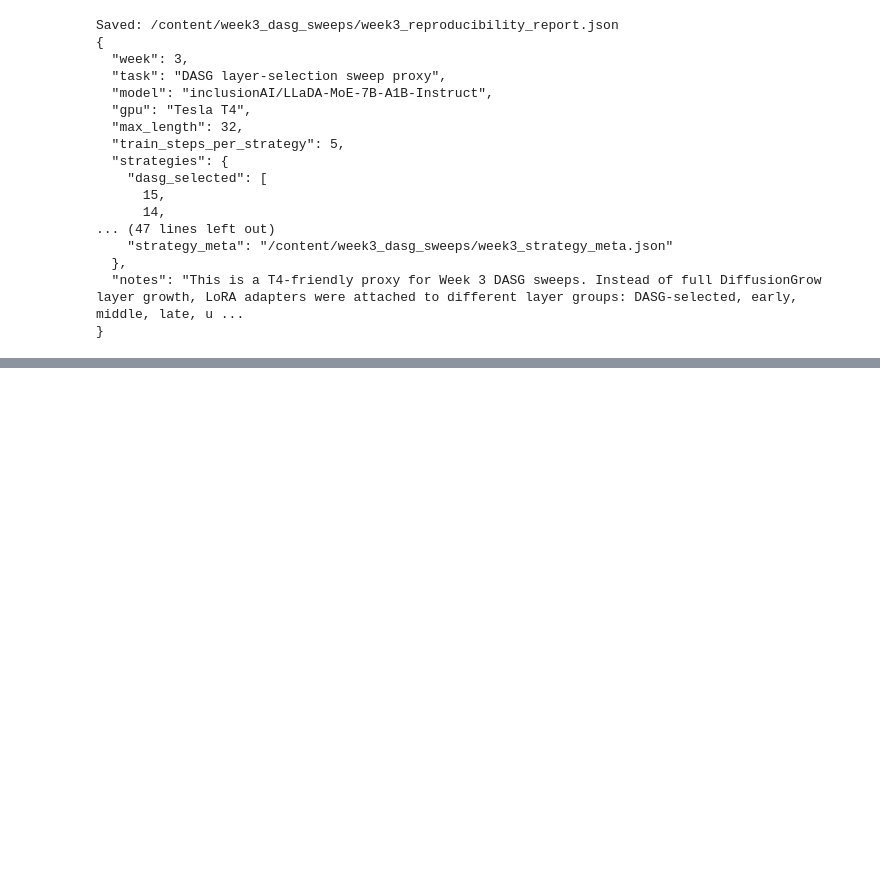
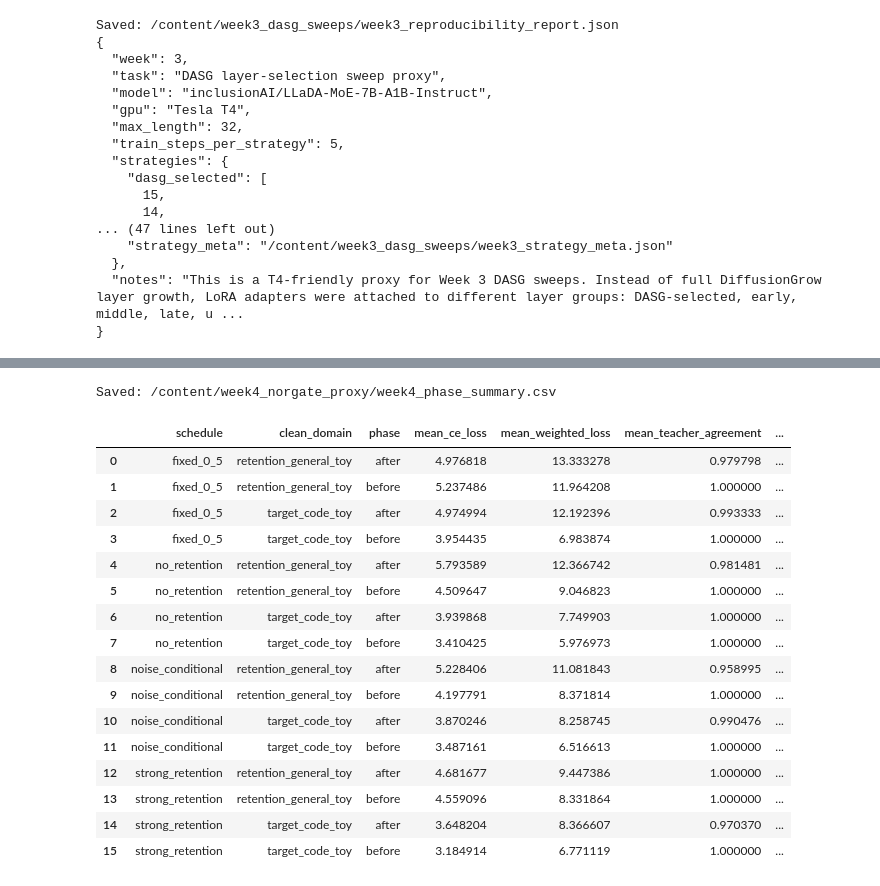
Before and after one commit to ArthTechX/Diffusion-Language-Models, a Jupyter notebook: week1_llada_moe_structured_proposal.ipynb, the cells around one changed output, grey strips where cells are left out. Drawn from its saved outputs; the diff is of its cells as text; code cells hidden in the pictures; blank space fills up the shorter version.

```diff
--- a/week1_llada_moe_structured_proposal.ipynb
+++ b/week1_llada_moe_structured_proposal.ipynb
@@ -2188,0 +2323,7 @@ Saved: /content/week3_dasg_sweeps/week3_reproducibility_report.json
+# %%
+tokenizer = AutoTokenizer.from_pretrained(
+    MODEL_NAME,
+    trust_remote_code=True,
+)
+
+print("Tokenizer loaded.")
@@ -2188,0 +2908,52 @@ Saved: /content/week3_dasg_sweeps/week3_reproducibility_report.json
+# %%
+def split_phase(domain):
+    if domain.endswith("_before"):
+        return "before"
+    if domain.endswith("_after"):
+        return "after"
+    return "unknown"
+
+
+def clean_domain(domain):
+    return domain.replace("_before", "").replace("_after", "")
+
+
+eval_df["phase"] = eval_df["domain"].apply(split_phase)
+eval_df["clean_domain"] = eval_df["domain"].apply(clean_domain)
+
+phase_summary = (
+    eval_df
+    .groupby(["schedule", "clean_domain", "phase"])
+    .agg(
+        mean_ce_loss=("ce_loss", "mean"),
+        mean_weighted_loss=("weighted_loss", "mean"),
+        mean_teacher_agreement=("teacher_agreement", "mean"),
+        max_gpu_memory_gb=("peak_gpu_memory_gb", "max"),
+    )
+    .reset_index()
+)
+
+summary_path = WEEK4_DIR / "week4_phase_summary.csv"
+phase_summary.to_csv(summary_path, index=False)
+
+print("Saved:", summary_path)
+display(phase_summary)
+# %% [output]
+Saved: /content/week4_norgate_proxy/week4_phase_summary.csv
+|  | schedule | clean_domain | phase | mean_ce_loss | mean_weighted_loss | mean_teacher_agreement | ... |
+| 0 | fixed_0_5 | retention_general_toy | after | 4.976818 | 13.333278 | 0.979798 | ... |
+| 1 | fixed_0_5 | retention_general_toy | before | 5.237486 | 11.964208 | 1.000000 | ... |
+| 2 | fixed_0_5 | target_code_toy | after | 4.974994 | 12.192396 | 0.993333 | ... |
+| 3 | fixed_0_5 | target_code_toy | before | 3.954435 | 6.983874 | 1.000000 | ... |
+| 4 | no_retention | retention_general_toy | after | 5.793589 | 12.366742 | 0.981481 | ... |
+| 5 | no_retention | retention_general_toy | before | 4.509647 | 9.046823 | 1.000000 | ... |
+| 6 | no_retention | target_code_toy | after | 3.939868 | 7.749903 | 1.000000 | ... |
+| 7 | no_retention | target_code_toy | before | 3.410425 | 5.976973 | 1.000000 | ... |
+| 8 | noise_conditional | retention_general_toy | after | 5.228406 | 11.081843 | 0.958995 | ... |
+| 9 | noise_conditional | retention_general_toy | before | 4.197791 | 8.371814 | 1.000000 | ... |
+| 10 | noise_conditional | target_code_toy | after | 3.870246 | 8.258745 | 0.990476 | ... |
+| 11 | noise_conditional | target_code_toy | before | 3.487161 | 6.516613 | 1.000000 | ... |
+| 12 | strong_retention | retention_general_toy | after | 4.681677 | 9.447386 | 1.000000 | ... |
+| 13 | strong_retention | retention_general_toy | before | 4.559096 | 8.331864 | 1.000000 | ... |
+| 14 | strong_retention | target_code_toy | after | 3.648204 | 8.366607 | 0.970370 | ... |
+| 15 | strong_retention | target_code_toy | before | 3.184914 | 6.771119 | 1.000000 | ... |
```
Also changed, not shown: parts of 22 cells of this notebook.
